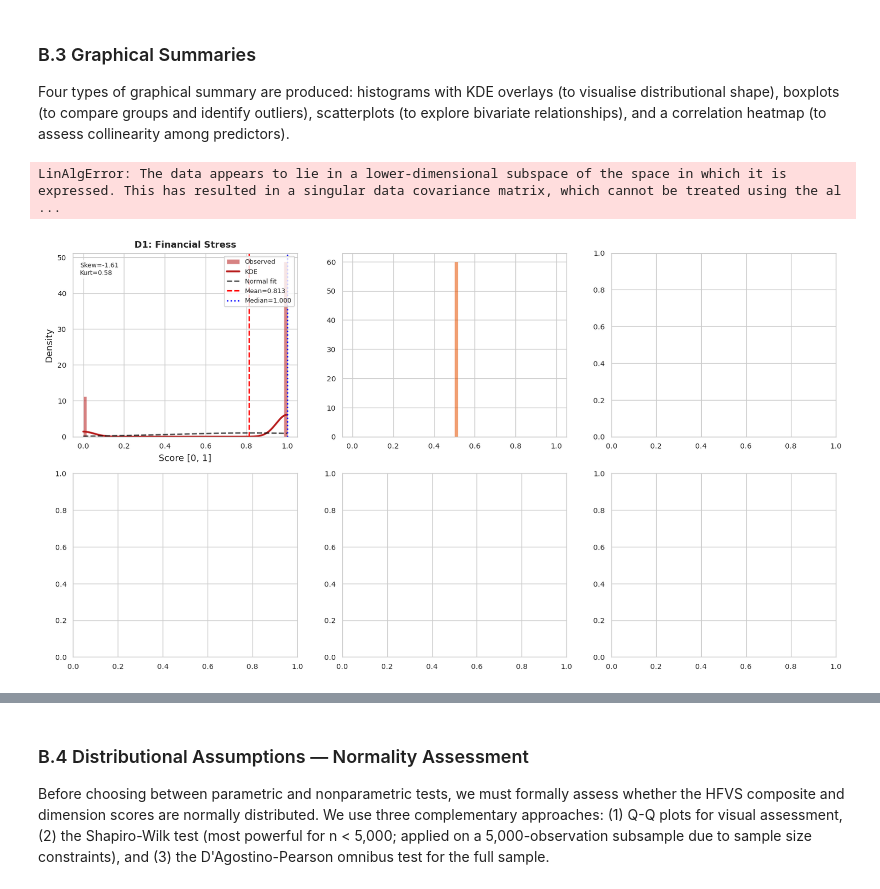
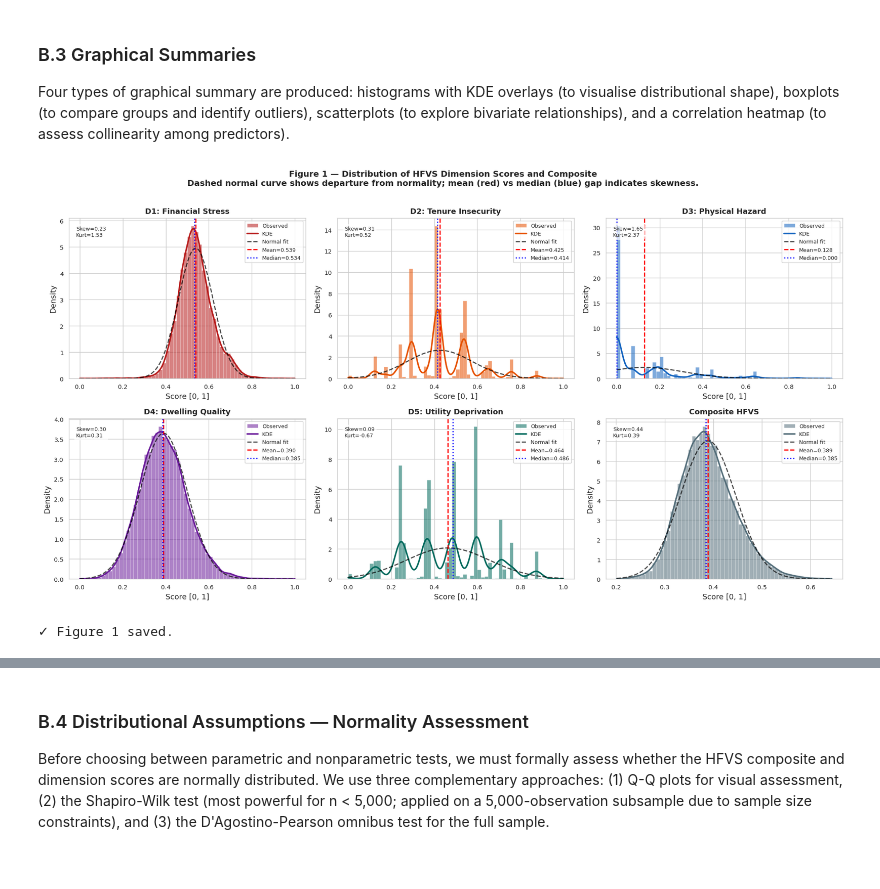
Before and after one commit to VAL-Jerono/statistical-inference-for-big-data, a Jupyter notebook: HFVS_Report_Notebook.ipynb, the cells around one changed output, grey strips where cells are left out. Drawn from its saved outputs; the diff is of its cells as text; code cells hidden in the pictures.

```diff
--- a/HFVS_Report_Notebook.ipynb
+++ b/HFVS_Report_Notebook.ipynb
@@ -960,6 +974,12 @@ Four types of graphical summary are produced: histograms with KDE overlays (to v
 #           The red vertical dashed line marks the mean; the blue dashed
 #           line marks the median. A large gap between mean and median
 #           signals asymmetry and motivates nonparametric tests.
+#
+#           NOTE: D3 (Physical Hazard) is near-degenerate (median ~ 0 for
+#           most households), giving it (near) zero variance. gaussian_kde
+#           cannot fit a kernel to a singular covariance matrix, so this
+#           cell guards against that and annotates the panel instead of
+#           crashing.
 # ═══════════════════════════════════════════════════════════════════════════
 
 score_cols = [c for c in dim_cols if c in df.columns] + ['hfvs_composite']
@@ -977,42 +997,53 @@ for i, (col, label, color) in enumerate(zip(score_cols, score_labels, score_colo
     s = df[col].dropna()
     mean_v, med_v = s.mean(), s.median()
 
     ax.hist(s, bins=60, density=True, color=color, alpha=0.55,
             edgecolor='white', linewidth=0.3, label='Observed')
 
-    # KDE overlay
-    kde = gaussian_kde(s, bw_method='scott')
-    x_grid = np.linspace(s.min(), s.max(), 300)
-    ax.plot(x_grid, kde(x_grid), color=color, lw=2, label='KDE')
+    mu, sigma = s.mean(), s.std(ddof=1)
 
-    # Fitted normal curve for visual comparison
-    mu, sigma = s.mean(), s.std(ddof=1)
-    ax.plot(x_grid, norm.pdf(x_grid, mu, sigma), 'k--', lw=1.5, alpha=0.7, label='Normal fit')
+    # Guard: gaussian_kde and the normal-fit overlay both require non-zero
+    # variance. When variance is (near) zero, skip the smooth-curve
+    # overlays and annotate the panel instead so the figure still renders.
+    if sigma > 1e-8 and s.nunique() > 1:
+        x_grid = np.linspace(s.min(), s.max(), 300)
+
+        # KDE overlay
+        kde = gaussian_kde(s, bw_method='scott')
+        ax.plot(x_grid, kde(x_grid), color=color, lw=2, label='KDE')
+
+        # Fitted normal curve for visual comparison
+        ax.plot(x_grid, norm.pdf(x_grid, mu, sigma), 'k--', lw=1.5, alpha=0.7, label='Normal fit')
+    else:
+        x_grid = np.linspace(s.min(), s.max() + 1e-6, 300)
+        ax.text(0.5, 0.5, 'Near-zero variance\n(KDE/normal fit undefined)',
+                transform=ax.transAxes, ha='center', va='center',
+                fontsize=8, color='dimgray', style='italic')
 
     # Mean and median lines
     ax.axvline(mean_v, color='red',  ls='--', lw=1.5, label=f'Mean={mean_v:.3f}')
     ax.axvline(med_v,  color='blue', ls=':',  lw=1.5, label=f'Median={med_v:.3f}')
 
     ax.set_title(label, fontsize=10, fontweight='600')
     ax.set_xlabel('Score [0, 1]')
     ax.set_ylabel('Density')
     ax.legend(fontsize=7, loc='upper right')
 
     # Annotate skewness and kurtosis
     ax.text(0.03, 0.95, f'Skew={s.skew():.2f}\nKurt={s.kurtosis():.2f}',
             transform=ax.transAxes, fontsize=7, va='top',
             bbox=dict(boxstyle='round,pad=0.3', facecolor='white', alpha=0.7))
 
 fig.suptitle('Figure 1 — Distribution of HFVS Dimension Scores and Composite\n'
              'Dashed normal curve shows departure from normality; mean (red) vs median (blue) gap indicates skewness.',
              fontsize=11, fontweight='600', y=1.01)
 plt.tight_layout()
 plt.savefig(FIGS / 'fig1_histograms_hfvs.png', bbox_inches='tight', dpi=150)
 plt.show()
 print('✓ Figure 1 saved.')
 # %% [output]
+[figure, new version]
-LinAlgError: The data appears to lie in a lower-dimensional subspace of the space in which it is expressed. This has resulted in a singular data covariance matrix, which cannot be treated using the al ...
+✓ Figure 1 saved.
-[figure, old version]
 # %%
 # ═══════════════════════════════════════════════════════════════════════════
 # CELL B.7 — Boxplots: HFVS by Urban/Rural and by Education Tier
```
Also changed, not shown: parts of 26 cells of this notebook.
